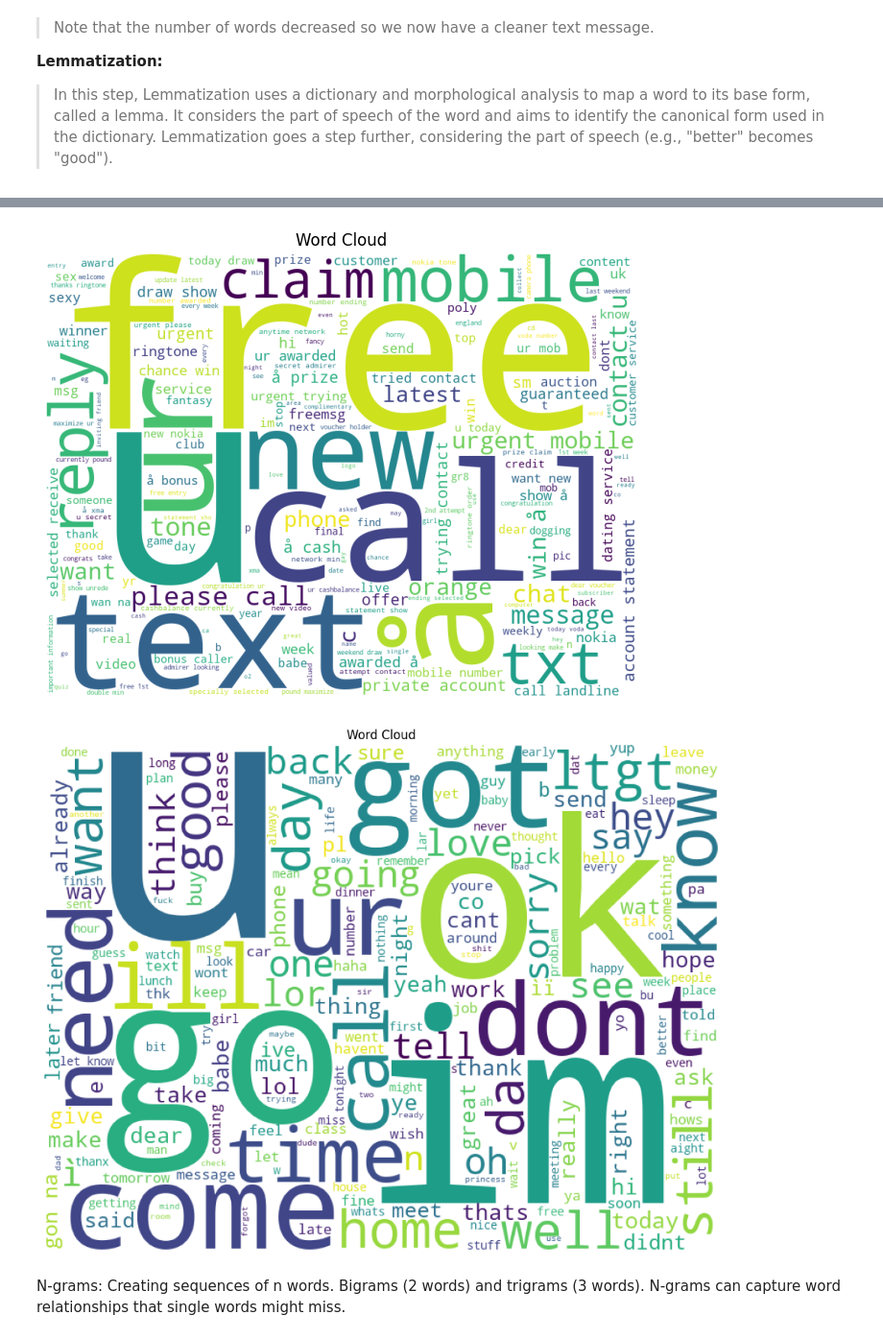
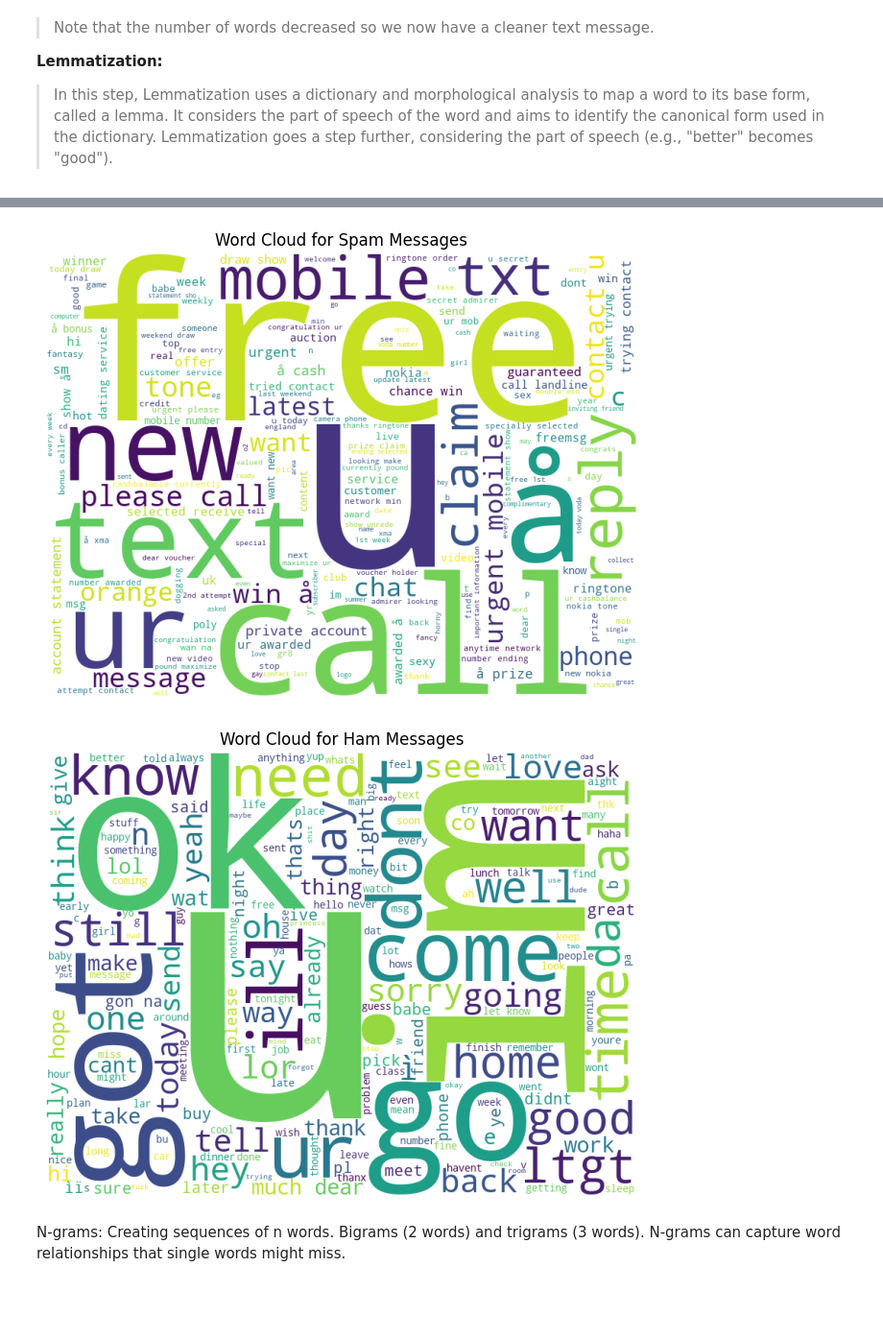
Before and after one commit to CarlosMEbratt/Spam-detection, a Jupyter notebook: main.ipynb, the cells around one changed output, grey strips where cells are left out. Shown at 96% size. Drawn from its saved outputs; the diff is of its cells as text; code cells hidden in the pictures; blank space fills up the shorter version.

Commit message:
Word cloud added

```diff
--- a/main.ipynb
+++ b/main.ipynb
@@ -349,27 +349,27 @@ wordcloud.generate(df_spam['lemmatized_text'].to_string())
 plt.figure(figsize=(8, 6))
 plt.imshow(wordcloud)
 plt.axis("off")
-plt.title("Word Cloud")
+plt.title("Word Cloud for Spam Messages")
 plt.show()
 # %% [output]
-[figure, old version]
+[figure, new version]
 # %%
 df_ham = df[df['spam'] == 0]
 
 # Create a WordCloud object
 wordcloud = WordCloud(width=800, height=600, background_color="white")
 
 # Generate the word cloud
 wordcloud.generate(df_ham['lemmatized_text'].to_string())
 
 # Create a figure and display the word cloud
 plt.figure(figsize=(8, 6))
 plt.imshow(wordcloud)
 plt.axis("off")
-plt.title("Word Cloud")
+plt.title("Word Cloud for Ham Messages")
 plt.show()
 # %% [output]
-[figure, old version]
+[figure, new version]
 # %% [markdown]
 N-grams: Creating sequences of n words. Bigrams (2 words) and trigrams (3 words). N-grams can capture word relationships that single words might miss.
 # %%
```
